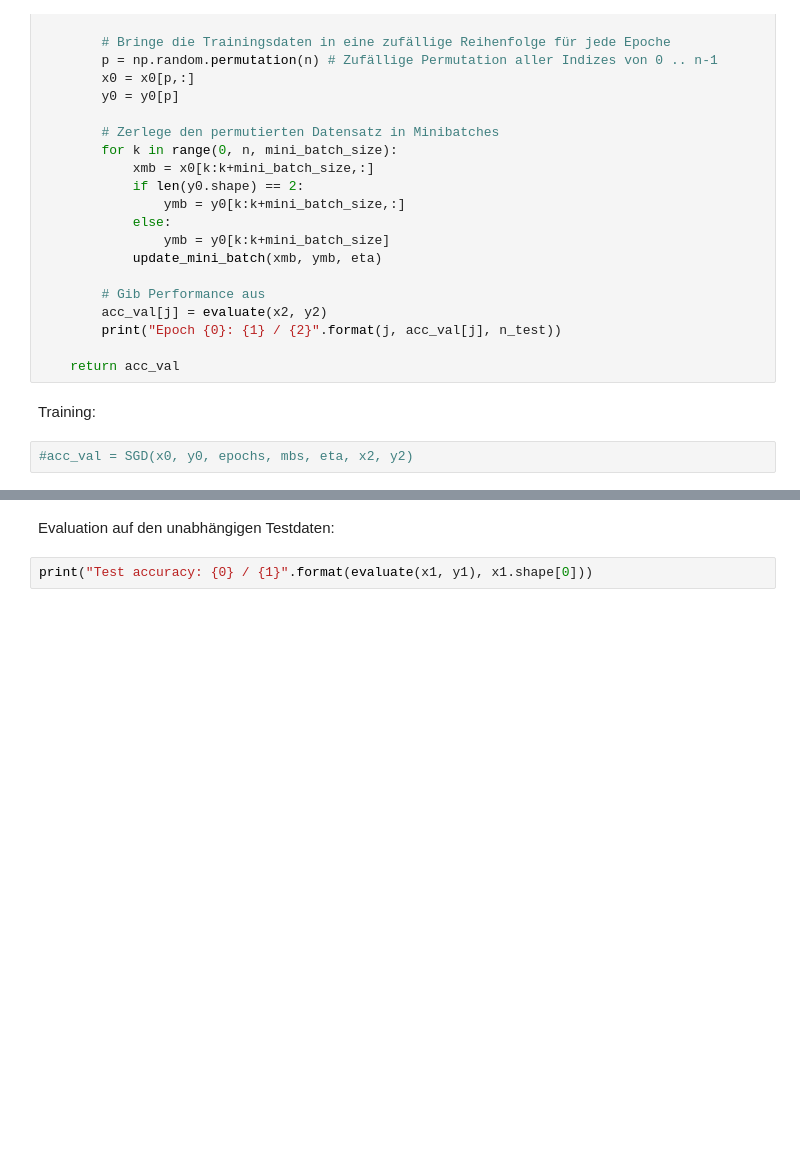
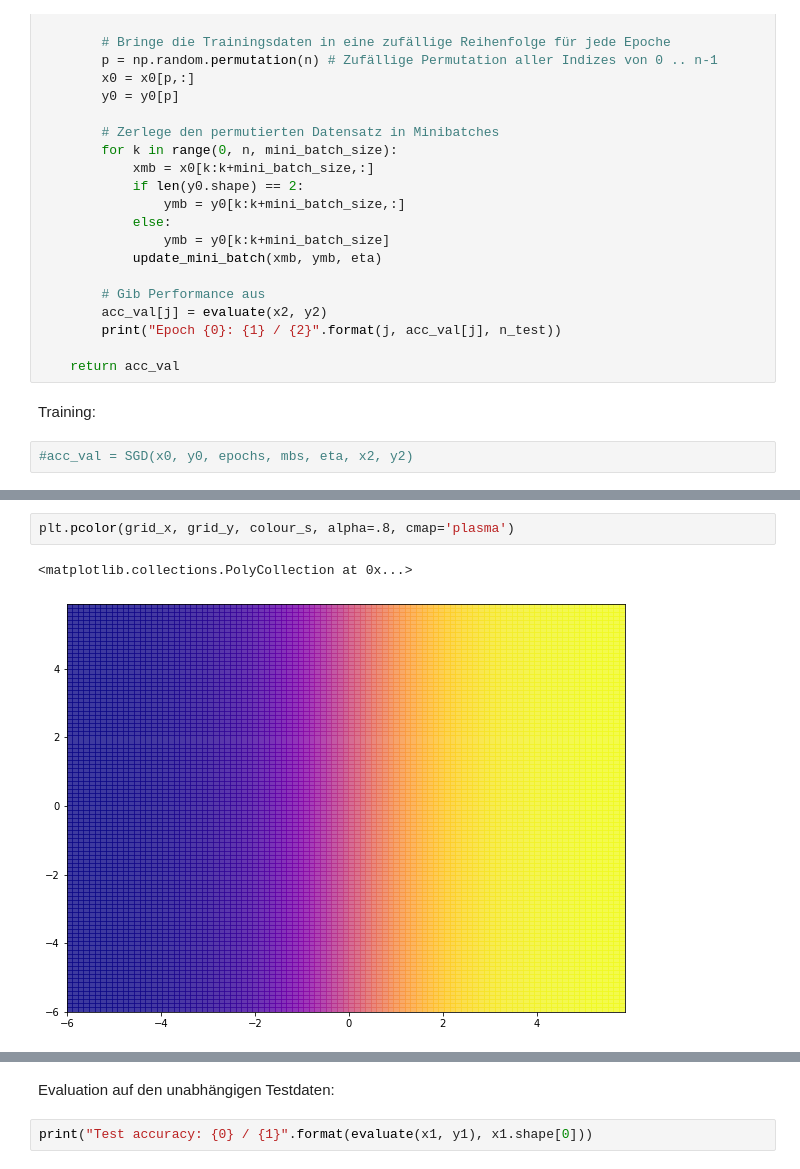
Before and after one commit to fa97ber/DeepLearning, a Jupyter notebook: Einfaches MLP für MNIST.ipynb, the cells around one changed output, grey strips where cells are left out. Cells and saved outputs as stored; diff of their text form; blank space fills up the shorter version.

```diff
--- a/Einfaches MLP für MNIST.ipynb
+++ b/Einfaches MLP für MNIST.ipynb
@@ -240,0 +299,5 @@ plt.scatter(design[:,0], design[:,1], color=np.where(label == 1, 'b', 'r'))
+# %%
+plt.pcolor(grid_x, grid_y, colour_s, alpha=.8, cmap='plasma')
+# %% [output]
+<matplotlib.collections.PolyCollection at 0x...>
+[figure, added]
```
Also changed, not shown: parts of 11 cells of this notebook.
